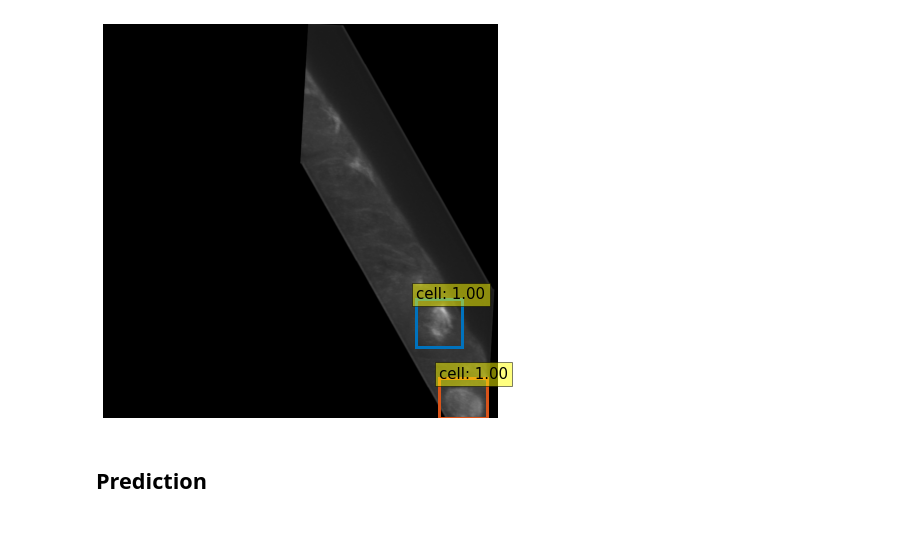
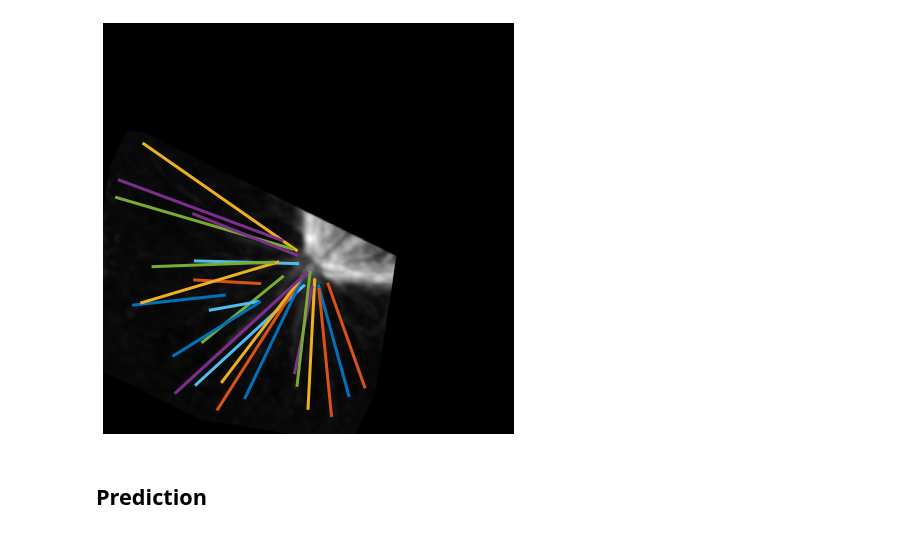
Before and after one commit to amedyukhina/trace-net, a Jupyter notebook: test_loading_and_prediction.ipynb, the cells around one changed output. Cells and saved outputs as stored; diff of their text form; code cells hidden in the pictures.

```diff
--- a/test_loading_and_prediction.ipynb
+++ b/test_loading_and_prediction.ipynb
@@ -26,29 +22,22 @@ bs = 4
 # %%
 path = Path(data_dir)
-if data == 'cell':
-    ds_train, ds_val = [
-        CellDetection(
-            path / 'maxprojections', path / rf'bboxes_for_cell_detection_{dset}.csv',
-            transforms=transform(bbox_params=A.BboxParams(format='pascal_voc', label_fields=['labels'])),
-            maxsize=maxsize
-        ) for dset, transform in zip([train_dir, val_dir], [get_train_transform, get_valid_transform])]
-else:
-    ds = []
-    for dset, transform in zip([train_dir, val_dir], [get_train_transform, get_valid_transform]):
-        files = os.listdir(path / dset / 'img')
-        files.sort()
-        ds.append(
-            FilamentDetection(
-                [path / dset / 'img' / fn for fn in files],
-                [path / dset / 'gt' / fn.replace('.tif', '.csv') for fn in files],
-                transforms=transform(keypoint_params=A.KeypointParams(format='xy',
-                                                                      label_fields=['point_labels'],
-                                                                      remove_invisible=False,
-                                                                      angle_in_degrees=True)),
-                maxsize=maxsize
-            )
+
+ds = []
+for dset, transform in zip([train_dir, val_dir], [get_train_transform, get_valid_transform]):
+    files = os.listdir(path / dset / 'img')
+    files.sort()
+    ds.append(
+        FilamentDetection(
+            [path / dset / 'img' / fn for fn in files],
+            [path / dset / 'gt' / fn.replace('.tif', '.csv') for fn in files],
+            transforms=transform(keypoint_params=A.KeypointParams(format='xy',
+                                                                  label_fields=['point_labels'],
+                                                                  remove_invisible=False,
+                                                                  angle_in_degrees=True)),
+            maxsize=maxsize, n_points=n_points
         )
-    ds_train, ds_val = ds
+    )
+ds_train, ds_val = ds
 
 dl_train = torch.utils.data.DataLoader(ds_train, shuffle=True,
                                        collate_fn=collate_fn,
@@ -58,11 +47,11 @@ dl_val = torch.utils.data.DataLoader(ds_val, shuffle=False,
                                      batch_size=bs, num_workers=bs)
 # %%
 imgs, targets = next(iter(dl_train))
-# %%
-ind = 1
-im = plot_results(imgs[ind], targets[ind]['boxes'])
-# %% [output]
-[figure, removed]
+# %%
+ind = 1
+img_gt = plot_results(imgs[ind], targets[ind]['boxes'], return_image=True)
+# %% [output]
+[figure, added]
 # %% [markdown]
 ## Prediction
 # %%
```
Also changed, not shown: parts of 9 cells of this notebook.
